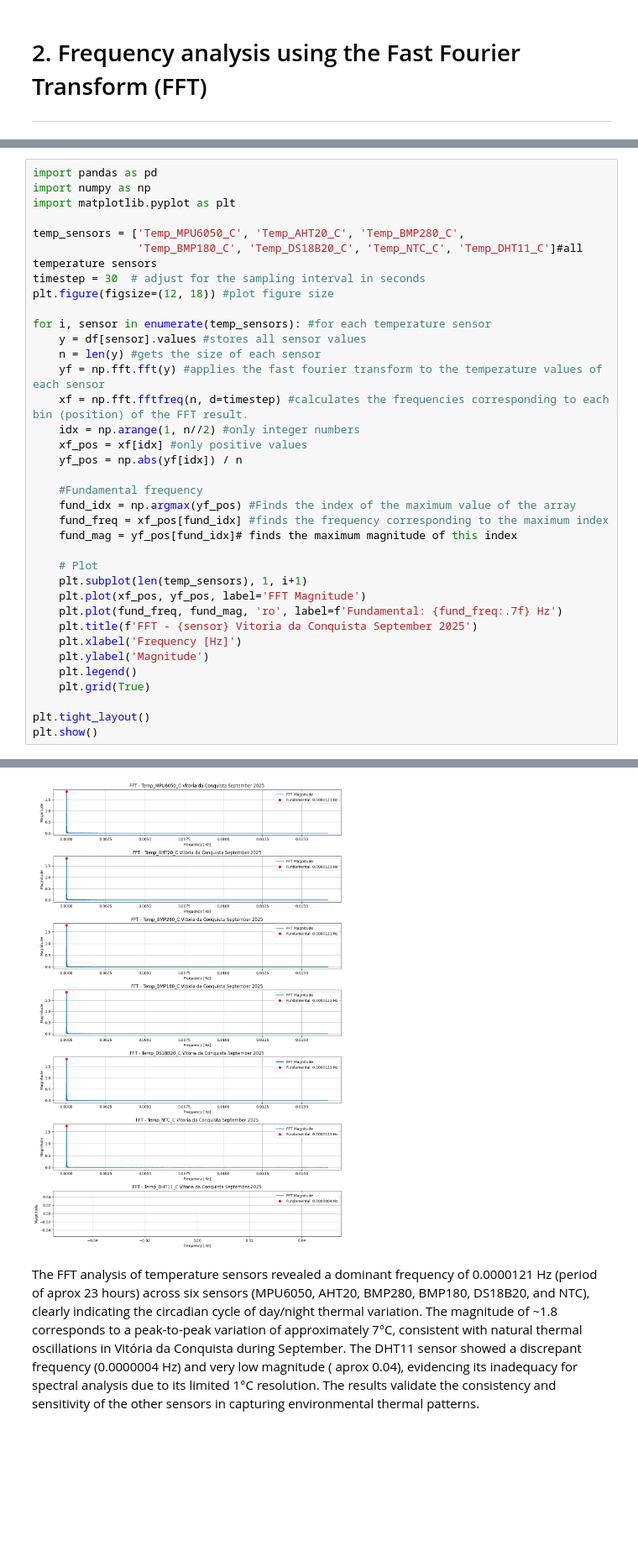
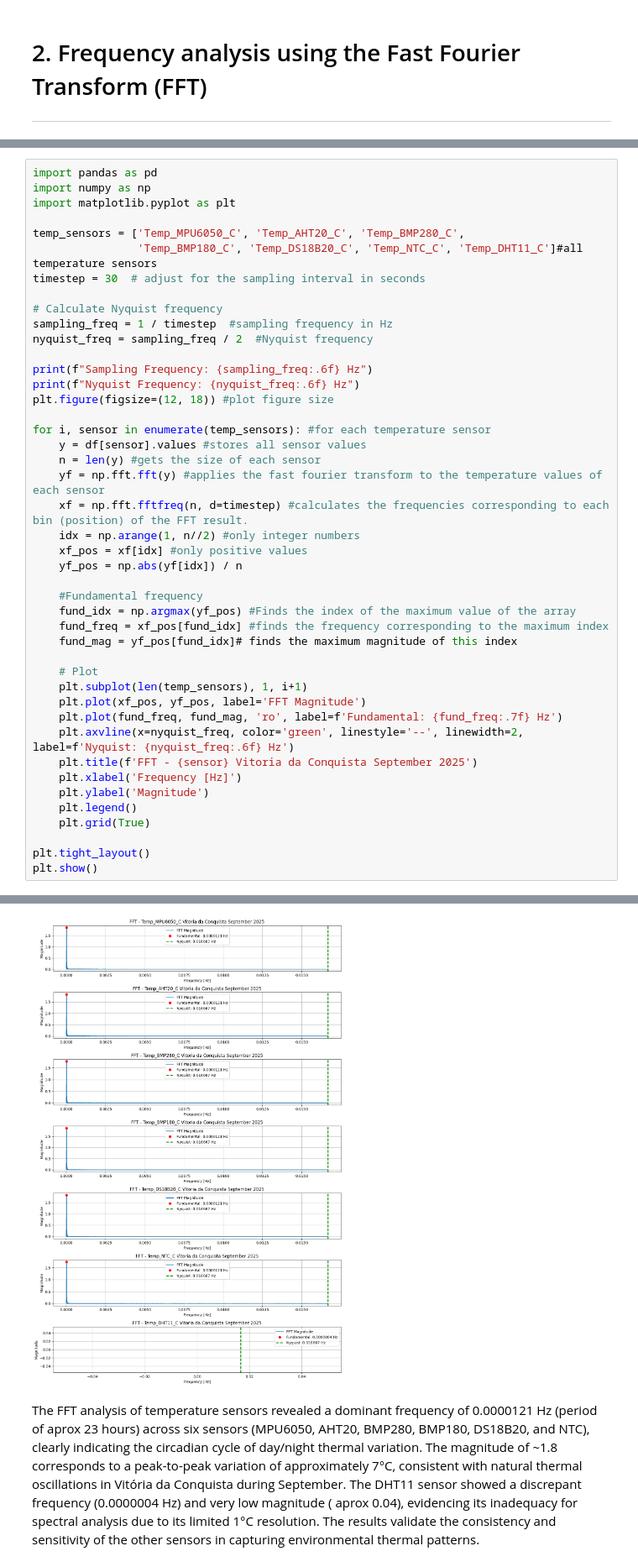
Before and after one commit to JonasSouza871/PolySense-Station-, a Jupyter notebook: Signal_Processing/FFT_Analysis/Frequency_Analysis.ipynb, the cells around one changed output, grey strips where cells are left out. Shown: that part at 84% size. Saved outputs shown, nothing was run; the diff lists cells and outputs as text; blank space fills up the shorter version.

```diff
--- a/Signal_Processing/FFT_Analysis/Frequency_Analysis.ipynb
+++ b/Signal_Processing/FFT_Analysis/Frequency_Analysis.ipynb
@@ -71,6 +75,13 @@ import matplotlib.pyplot as plt
 temp_sensors = ['Temp_MPU6050_C', 'Temp_AHT20_C', 'Temp_BMP280_C',
                 'Temp_BMP180_C', 'Temp_DS18B20_C', 'Temp_NTC_C', 'Temp_DHT11_C']#all temperature sensors
 timestep = 30  # adjust for the sampling interval in seconds
+
+# Calculate Nyquist frequency
+sampling_freq = 1 / timestep  #sampling frequency in Hz
+nyquist_freq = sampling_freq / 2  #Nyquist frequency
+
+print(f"Sampling Frequency: {sampling_freq:.6f} Hz")
+print(f"Nyquist Frequency: {nyquist_freq:.6f} Hz")
 plt.figure(figsize=(12, 18)) #plot figure size
 
 for i, sensor in enumerate(temp_sensors): #for each temperature sensor
@@ -91,6 +102,7 @@ for i, sensor in enumerate(temp_sensors): #for each temperature sensor
     plt.subplot(len(temp_sensors), 1, i+1)
     plt.plot(xf_pos, yf_pos, label='FFT Magnitude')
     plt.plot(fund_freq, fund_mag, 'ro', label=f'Fundamental: {fund_freq:.7f} Hz')
+    plt.axvline(x=nyquist_freq, color='green', linestyle='--', linewidth=2, label=f'Nyquist: {nyquist_freq:.6f} Hz')
     plt.title(f'FFT - {sensor} Vitoria da Conquista September 2025')
     plt.xlabel('Frequency [Hz]')
     plt.ylabel('Magnitude')
@@ -103,3 +117,3 @@ plt.show()
-[figure, old version]
+[figure, new version]
 # %% [markdown]
 The FFT analysis of temperature sensors revealed a dominant frequency of 0.0000121 Hz (period of aprox 23 hours) across six sensors (MPU6050, AHT20, BMP280, BMP180, DS18B20, and NTC), clearly indicating the circadian cycle of day/night thermal variation. The magnitude of ~1.8 corresponds to a peak-to-peak variation of approximately 7°C, consistent with natural thermal oscillations in Vitória da Conquista during September. The DHT11 sensor showed a discrepant frequency (0.0000004 Hz) and very low magnitude ( aprox 0.04), evidencing its inadequacy for spectral analysis due to its limited 1°C resolution. The results validate the consistency and sensitivity of the other sensors in capturing environmental thermal patterns.
```
Also changed, not shown: parts of 3 cells of this notebook.
